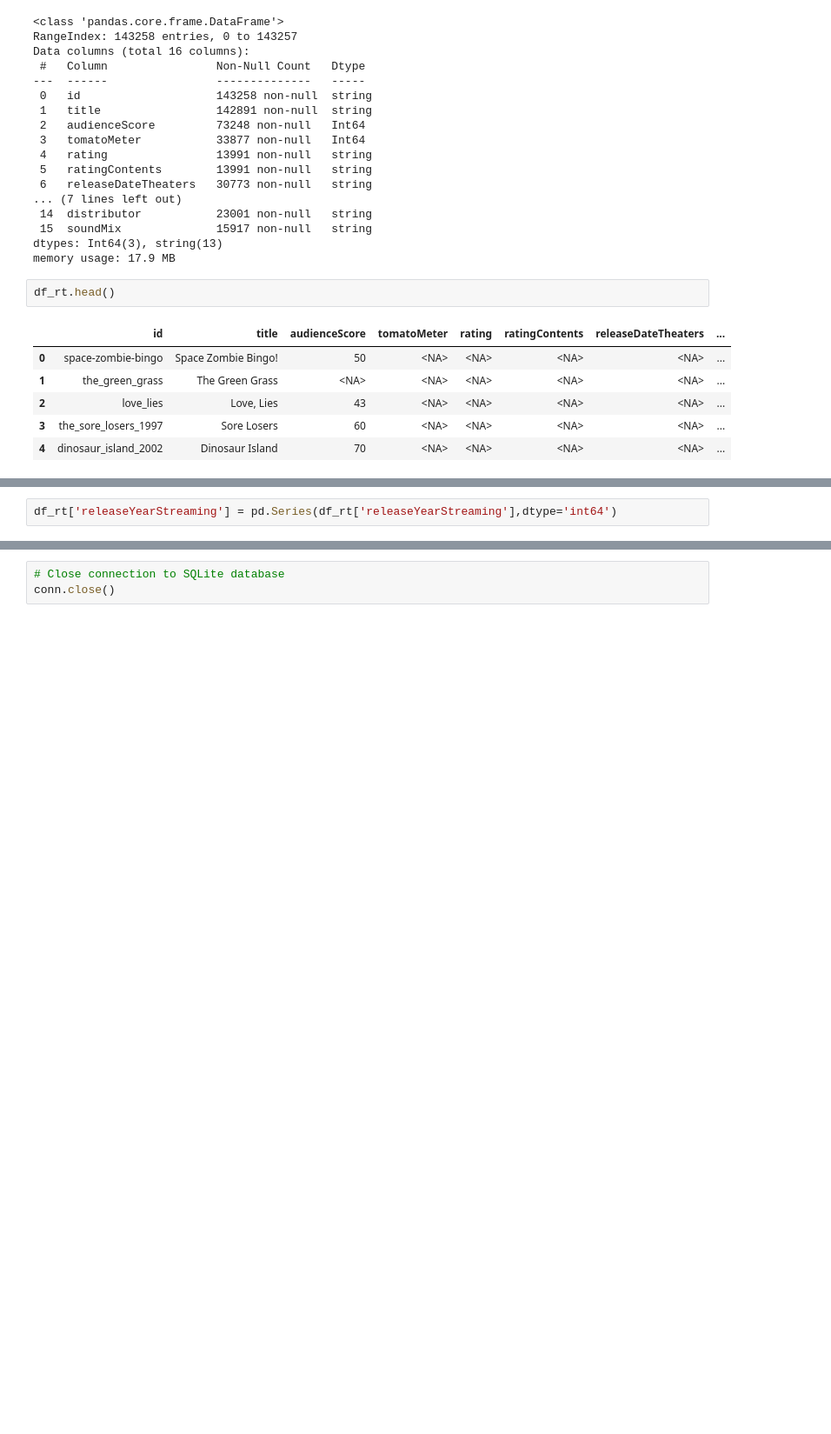
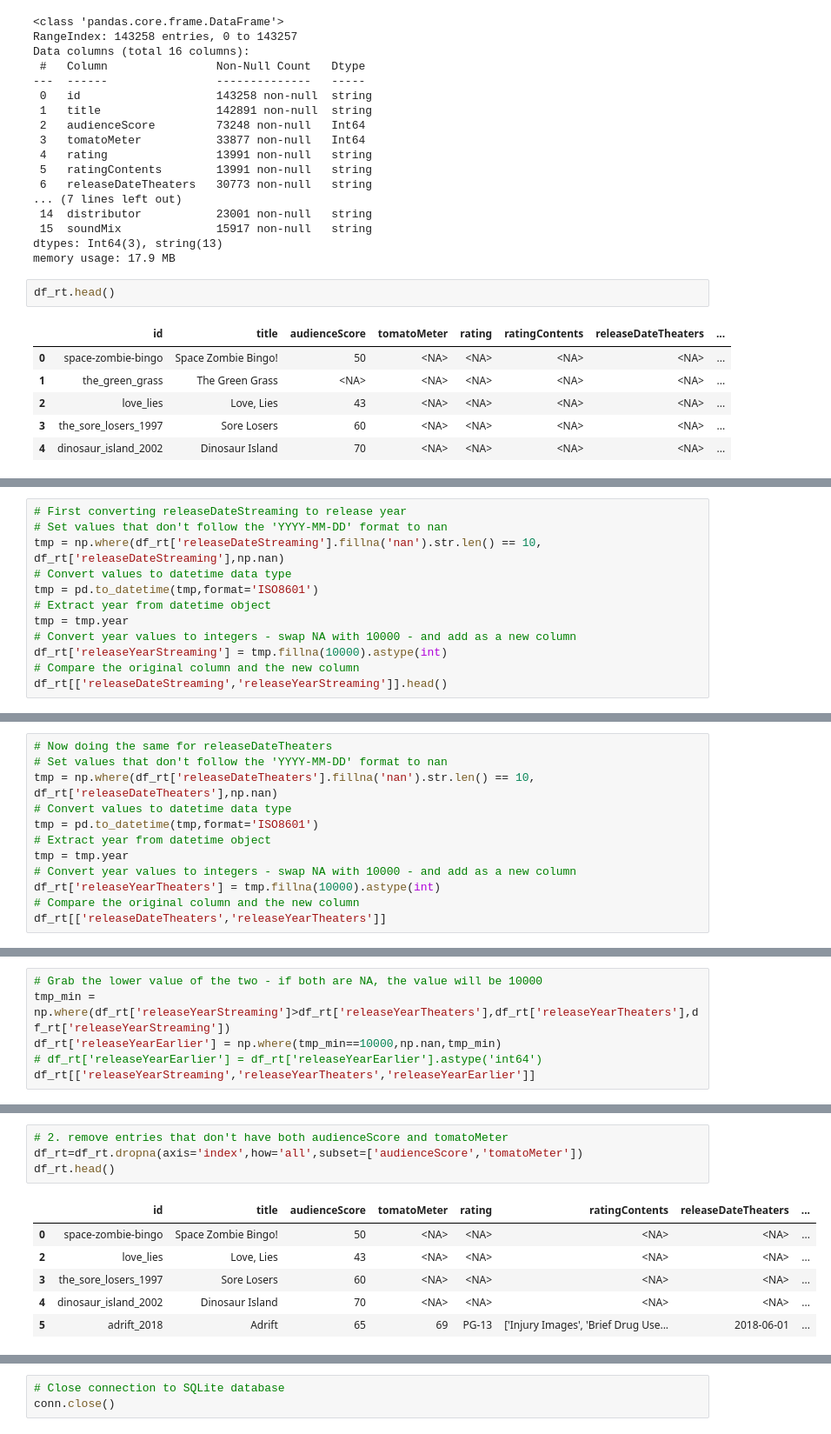
Before and after one commit to suny-park/netflix-film-ratings, a Jupyter notebook: 04 Adding More Rating Data to the Database.ipynb, the cells around one changed output, grey strips where cells are left out. Shown at 87% size. Saved outputs shown, nothing was run; the diff lists cells and outputs as text; blank space fills up the shorter version.

```diff
--- a/04 Adding More Rating Data to the Database.ipynb
+++ b/04 Adding More Rating Data to the Database.ipynb
@@ -171,2 +89,0 @@ memory usage: 19.0 MB
-# %%
-df_rt['releaseYearStreaming'] = pd.Series(df_rt['releaseYearStreaming'],dtype='int64')
@@ -388,0 +98,12 @@ Close out the connection to SQLite database
+# %%
+# First converting releaseDateStreaming to release year
+# Set values that don't follow the 'YYYY-MM-DD' format to nan
+tmp = np.where(df_rt['releaseDateStreaming'].fillna('nan').str.len() == 10, df_rt['releaseDateStreaming'],np.nan)
+# Convert values to datetime data type
+tmp = pd.to_datetime(tmp,format='ISO8601')
+# Extract year from datetime object
+tmp = tmp.year
+# Convert year values to integers - swap NA with 10000 - and add as a new column
+df_rt['releaseYearStreaming'] = tmp.fillna(10000).astype(int)
+# Compare the original column and the new column
+df_rt[['releaseDateStreaming','releaseYearStreaming']].head()
@@ -388,0 +117,12 @@ Close out the connection to SQLite database
+# %%
+# Now doing the same for releaseDateTheaters
+# Set values that don't follow the 'YYYY-MM-DD' format to nan
+tmp = np.where(df_rt['releaseDateTheaters'].fillna('nan').str.len() == 10, df_rt['releaseDateTheaters'],np.nan)
+# Convert values to datetime data type
+tmp = pd.to_datetime(tmp,format='ISO8601')
+# Extract year from datetime object
+tmp = tmp.year
+# Convert year values to integers - swap NA with 10000 - and add as a new column
+df_rt['releaseYearTheaters'] = tmp.fillna(10000).astype(int)
+# Compare the original column and the new column
+df_rt[['releaseDateTheaters','releaseYearTheaters']]
@@ -388,0 +143,6 @@ Close out the connection to SQLite database
+# %%
+# Grab the lower value of the two - if both are NA, the value will be 10000
+tmp_min = np.where(df_rt['releaseYearStreaming']>df_rt['releaseYearTheaters'],df_rt['releaseYearTheaters'],df_rt['releaseYearStreaming'])
+df_rt['releaseYearEarlier'] = np.where(tmp_min==10000,np.nan,tmp_min)
+# df_rt['releaseYearEarlier'] = df_rt['releaseYearEarlier'].astype('int64')
+df_rt[['releaseYearStreaming','releaseYearTheaters','releaseYearEarlier']]
@@ -388,0 +183,11 @@ Close out the connection to SQLite database
+# %%
+# 2. remove entries that don't have both audienceScore and tomatoMeter
+df_rt=df_rt.dropna(axis='index',how='all',subset=['audienceScore','tomatoMeter'])
+df_rt.head()
+# %% [output]
+|  | id | title | audienceScore | tomatoMeter | rating | ratingContents | releaseDateTheaters | ... |
+| 0 | space-zombie-bingo | Space Zombie Bingo! | 50 | <NA> | <NA> | <NA> | <NA> | ... |
+| 2 | love_lies | Love, Lies | 43 | <NA> | <NA> | <NA> | <NA> | ... |
+| 3 | the_sore_losers_1997 | Sore Losers | 60 | <NA> | <NA> | <NA> | <NA> | ... |
+| 4 | dinosaur_island_2002 | Dinosaur Island | 70 | <NA> | <NA> | <NA> | <NA> | ... |
+| 5 | adrift_2018 | Adrift | 65 | 69 | PG-13 | ['Injury Images', 'Brief Drug Use... | 2018-06-01 | ... |
```
Also changed, not shown: parts of 57 cells of this notebook, 1 other file.
